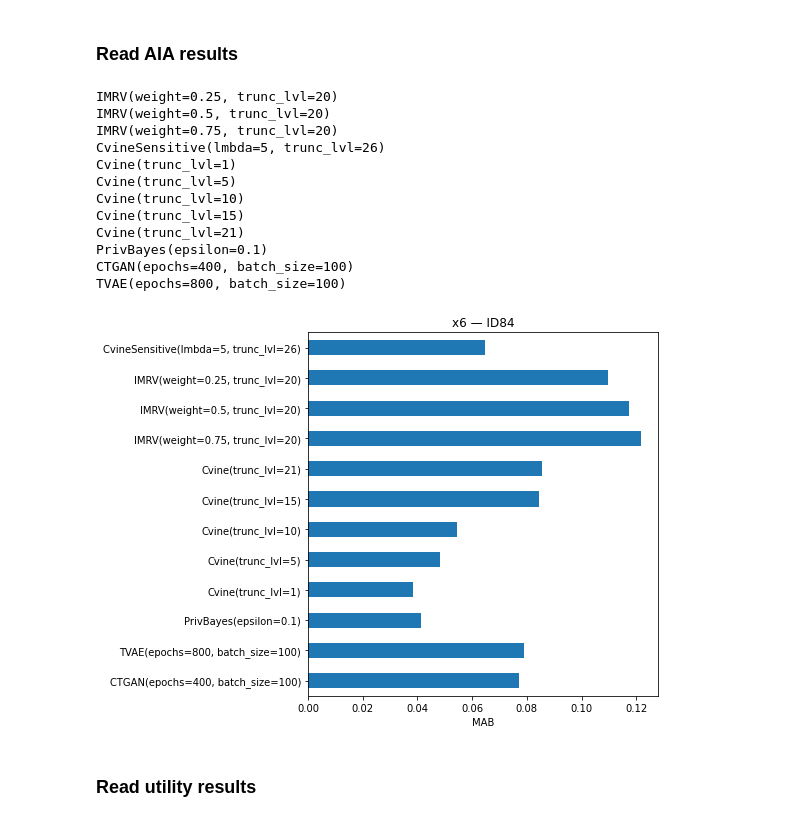
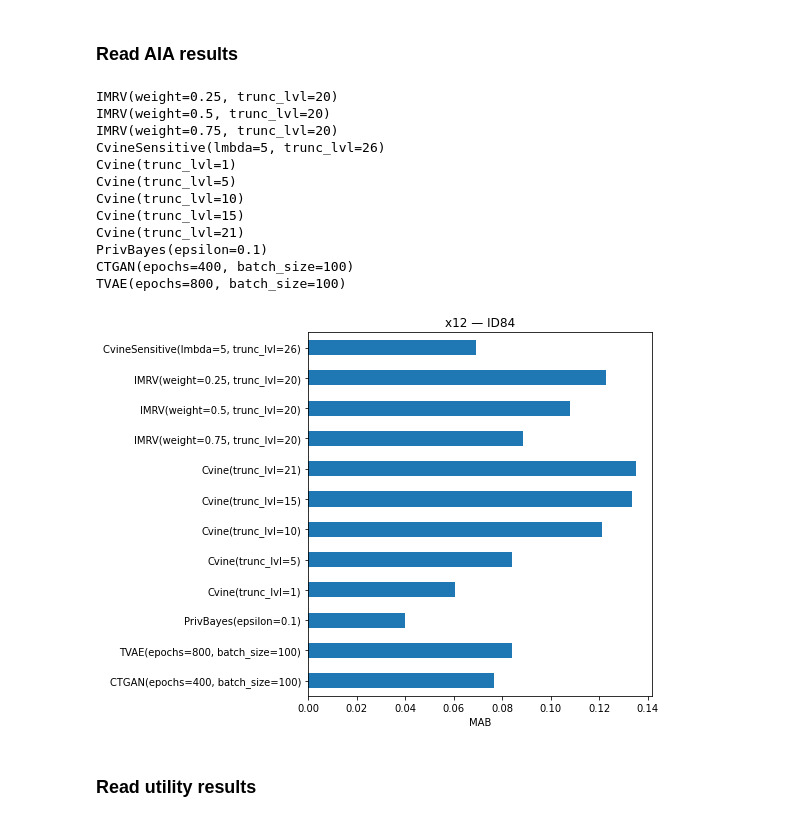
Before and after one commit to beritoksnes/synthetic_data_release, a Jupyter notebook: notebooks/check_regcoeff_simulated_data.ipynb, the cells around one changed output. Cells and saved outputs as stored; diff of their text form; code cells hidden in the pictures.

```diff
--- a/notebooks/check_regcoeff_simulated_data.ipynb
+++ b/notebooks/check_regcoeff_simulated_data.ipynb
@@ -24,7 +24,7 @@ d = regCoeff.shape[1] - 3
 nIter = runconfig['nIter']
 nSynT = runconfig['nSynT']
 # %%
-sa = "x6"
+sa = "x12"
 tid = "ID84"
 MAB = []
 for gm in regCoeff.genModel.unique():
@@ -45,34 +45,34 @@ order = [
     'Cvine(trunc_lvl=1)',
     'Cvine(trunc_lvl=5)',
     'Cvine(trunc_lvl=10)',
     'Cvine(trunc_lvl=15)',
     'Cvine(trunc_lvl=21)',
     'IMRV(weight=0.75, trunc_lvl=20)',
     'IMRV(weight=0.5, trunc_lvl=20)',
     'IMRV(weight=0.25, trunc_lvl=20)',
     'CvineSensitive(lmbda=5, trunc_lvl=26)',
 ]
 sub = sub.reindex(order)
 ax = sub.plot.barh(figsize=(8, 6))
 ax.set_xlabel("MAB")
 ax.set_ylabel("")
 ax.set_title(f"{sa} — {tid}")
 plt.tight_layout()
 plt.show()
 # %% [output]
 IMRV(weight=0.25, trunc_lvl=20)
 IMRV(weight=0.5, trunc_lvl=20)
 IMRV(weight=0.75, trunc_lvl=20)
 CvineSensitive(lmbda=5, trunc_lvl=26)
 Cvine(trunc_lvl=1)
 Cvine(trunc_lvl=5)
 Cvine(trunc_lvl=10)
 Cvine(trunc_lvl=15)
 Cvine(trunc_lvl=21)
 PrivBayes(epsilon=0.1)
 CTGAN(epochs=400, batch_size=100)
 TVAE(epochs=800, batch_size=100)
-[figure, old version]
+[figure, new version]
 # %% [markdown]
 ### Read utility results
 # %%
```
Also changed, not shown: parts of 1 cell of this notebook.
